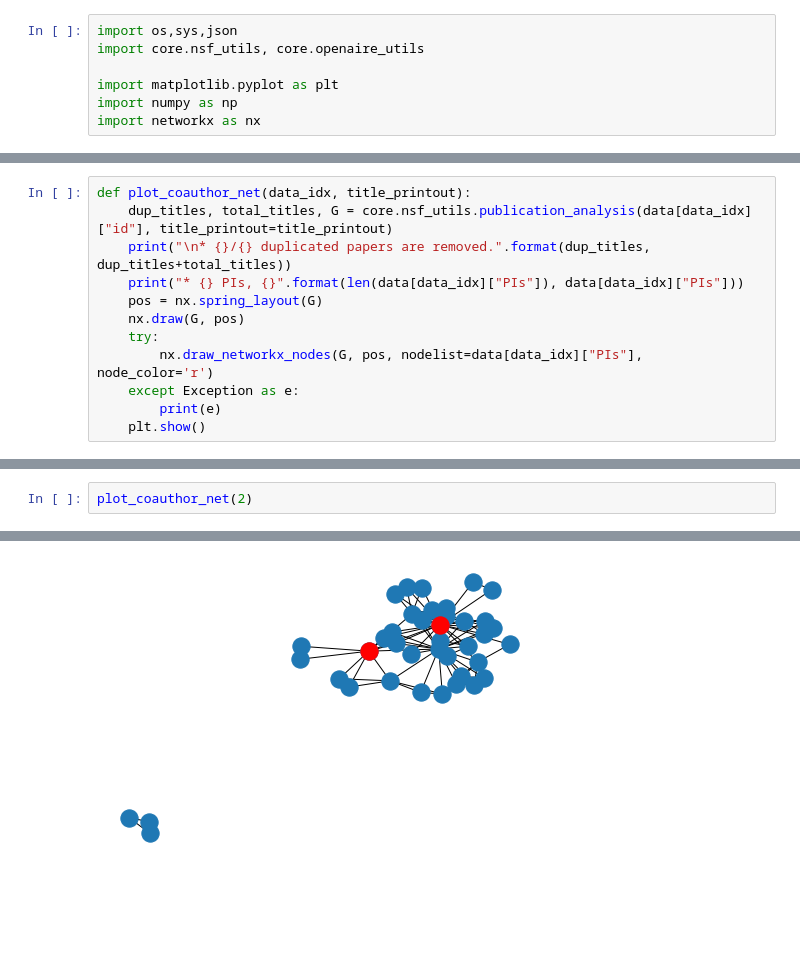
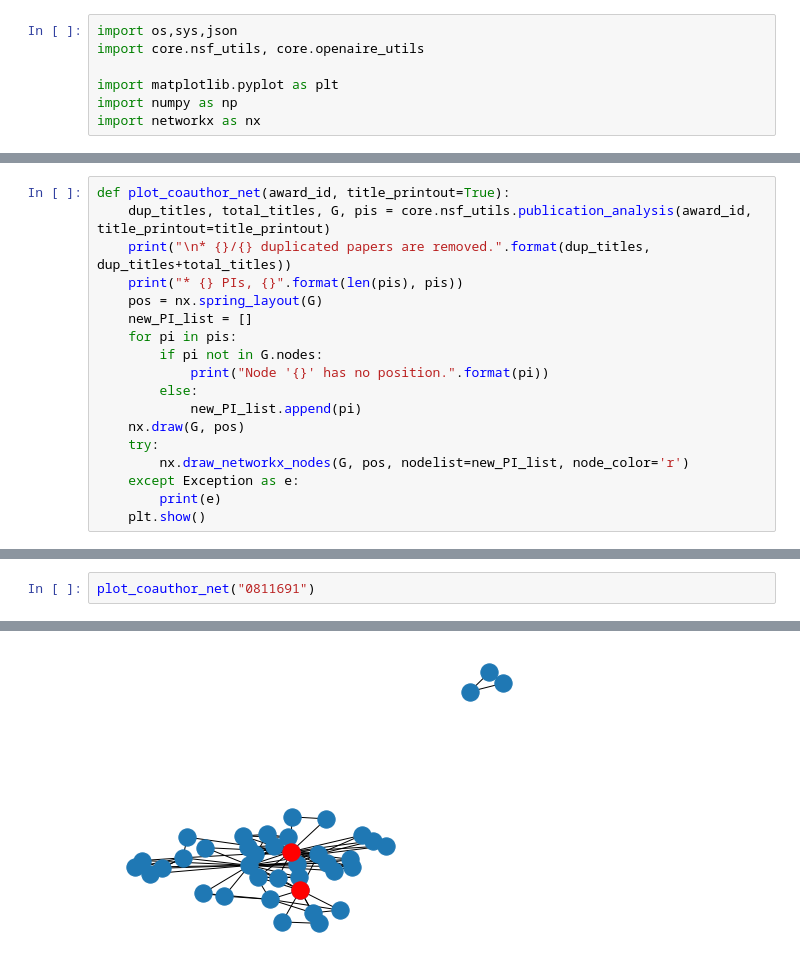
Before and after one commit to shinminjeong/moneymatters, a Jupyter notebook: scripts/Coauthor_examples.ipynb, the cells around one changed output, grey strips where cells are left out. Saved outputs shown, nothing was run; the diff lists cells and outputs as text; blank space fills up the shorter version.

Commit message:
normalize PI names from MAG data

```diff
--- a/scripts/Coauthor_examples.ipynb
+++ b/scripts/Coauthor_examples.ipynb
@@ -17,12 +19,18 @@ data = [
 # %%
-def plot_coauthor_net(data_idx, title_printout):
-    dup_titles, total_titles, G = core.nsf_utils.publication_analysis(data[data_idx]["id"], title_printout=title_printout)
+def plot_coauthor_net(award_id, title_printout=True):
+    dup_titles, total_titles, G, pis = core.nsf_utils.publication_analysis(award_id, title_printout=title_printout)
     print("\n* {}/{} duplicated papers are removed.".format(dup_titles, dup_titles+total_titles))
-    print("* {} PIs, {}".format(len(data[data_idx]["PIs"]), data[data_idx]["PIs"]))
+    print("* {} PIs, {}".format(len(pis), pis))
     pos = nx.spring_layout(G)
+    new_PI_list = []
+    for pi in pis:
+        if pi not in G.nodes:
+            print("Node '{}' has no position.".format(pi))
+        else:
+            new_PI_list.append(pi)
     nx.draw(G, pos)
     try:
-        nx.draw_networkx_nodes(G, pos, nodelist=data[data_idx]["PIs"], node_color='r')
+        nx.draw_networkx_nodes(G, pos, nodelist=new_PI_list, node_color='r')
     except Exception as e:
         print(e)
     plt.show()
@@ -67,3 +75,3 @@ plot_coauthor_net(1)
 # %%
-plot_coauthor_net(2)
+plot_coauthor_net("0811691")
 # %% [output]
@@ -86,3 +94,3 @@ plot_coauthor_net(2)
 * 2 PIs, ['Jan Vitek', 'Antony L. Hosking']
-[figure, old version]
+[figure, new version]
 # %%
```
Also changed, not shown: parts of 8 cells of this notebook, 3 other files.
